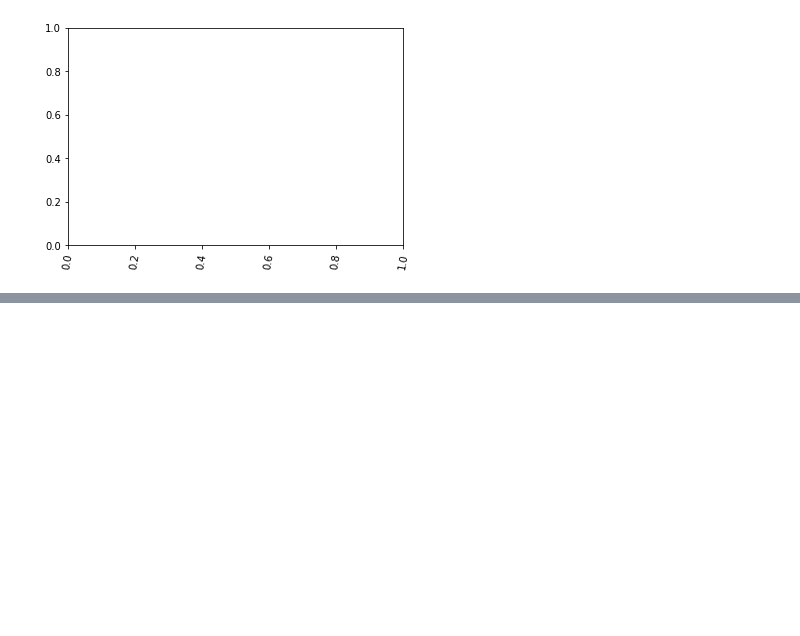
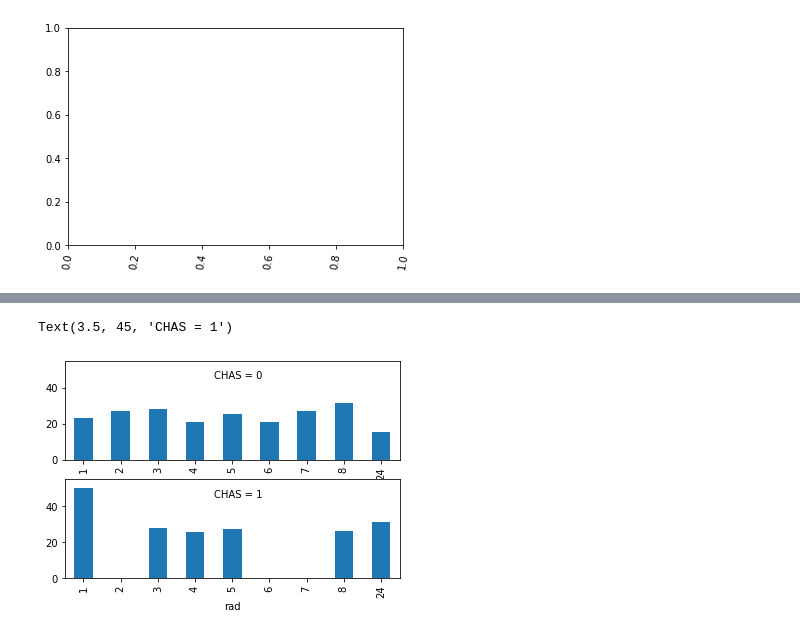
Before and after one commit to alextanhongpin/data-mining-for-business-analytics, a Jupyter notebook: 03_data_visualization.ipynb, the cells around one changed output, grey strips where cells are left out. Saved outputs shown, nothing was run; the diff lists cells and outputs as text; code cells hidden in the pictures; blank space fills up the shorter version.

```diff
--- a/03_data_visualization.ipynb
+++ b/03_data_visualization.ipynb
@@ -268,0 +293,24 @@ plt.xticks(rotation=80)
+# %%
+# Panel plot
+# Compute mean MEDV per RAD and CHAS
+data_for_plot_df = housing_df.groupby(["chas", "rad"]).mean()["medv"]
+
+# We determine all possible RAD values to use as ticks
+ticks = set(housing_df.rad)
+for i in range(2):
+    for t in ticks.difference(data_for_plot_df[i].index):
+        data_for_plot_df.loc[(i, t)] = 0
+
+# Reorder to rows, so that the index si sorted.
+data_for_plot_df = data_for_plot_df[sorted(data_for_plot_df.index)]
+
+# Determine a common range for the y axis
+y_range = [0, max(data_for_plot_df) * 1.1]
+fig, axes = plt.subplots(nrows=2, ncols=1)
+data_for_plot_df[0].plot.bar(x="rad", ax=axes[0], ylim=y_range)
+data_for_plot_df[1].plot.bar(x="rad", ax=axes[1], ylim=y_range)
+axes[0].annotate("CHAS = 0", xy=(3.5, 45))
+axes[1].annotate("CHAS = 1", xy=(3.5, 45))
+# %% [output]
+Text(3.5, 45, 'CHAS = 1')
+[figure, added]
```
Also changed, not shown: parts of 18 cells of this notebook, 1 other file.
